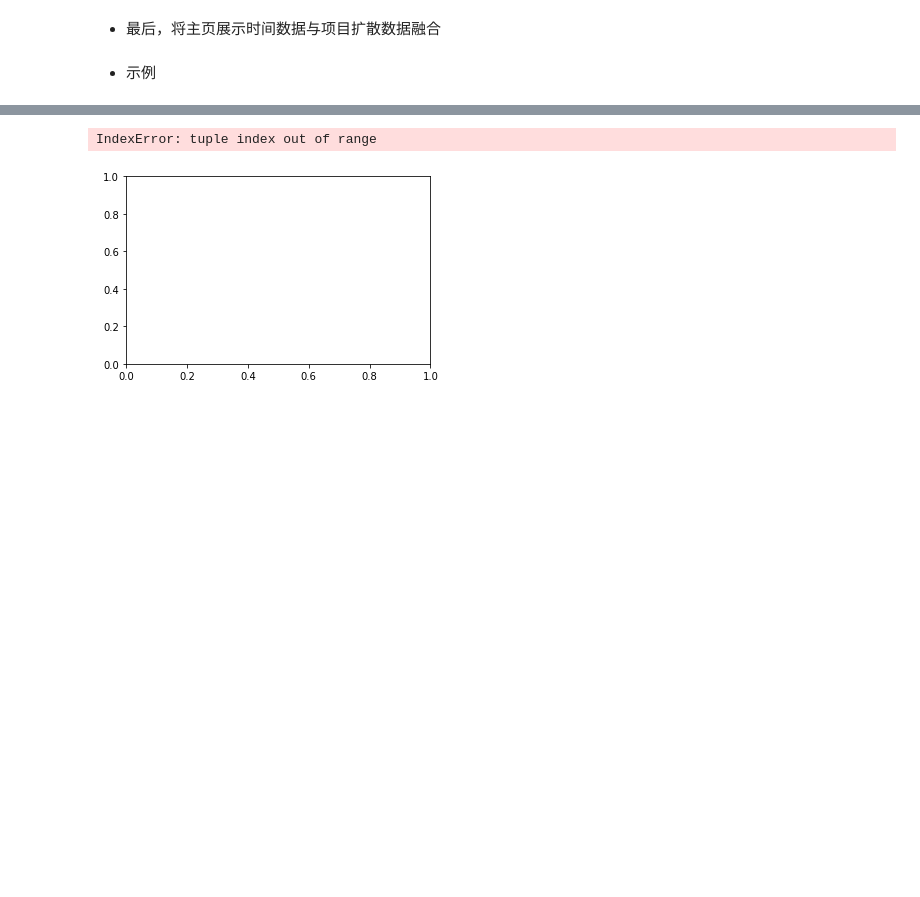
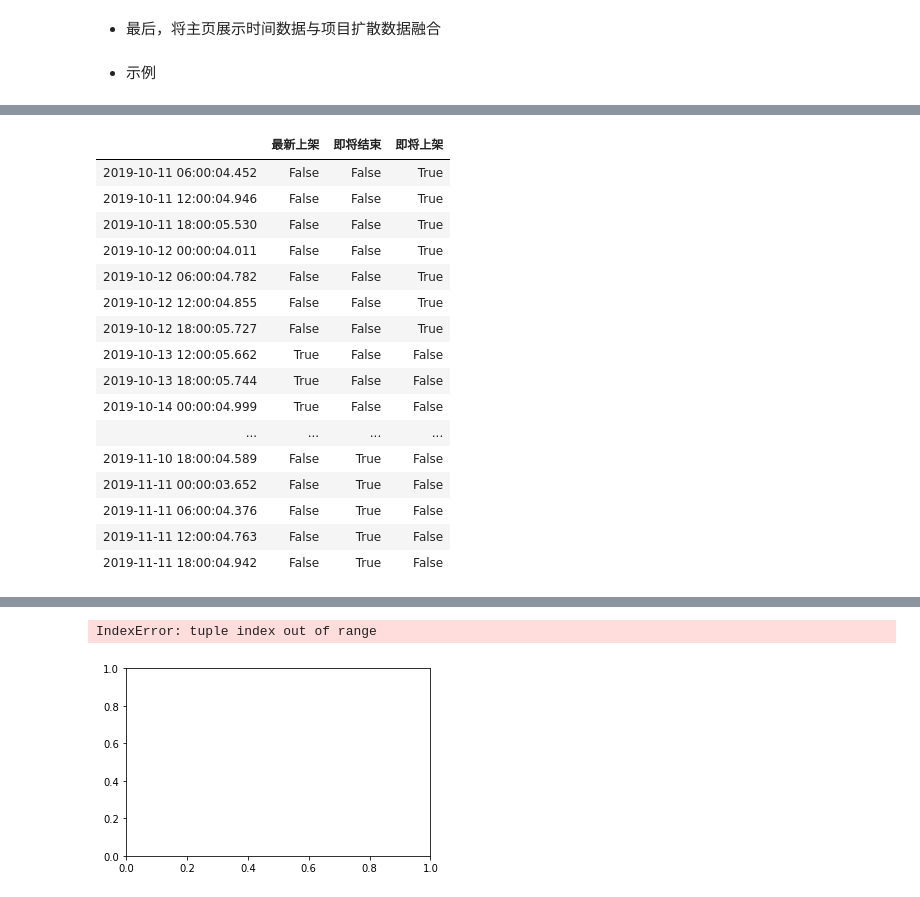
Before and after one commit to uscxiaoyu/crowdFundingDA, a Jupyter notebook: Data-analysis-Bass.ipynb, the cells around one changed output, grey strips where cells are left out. Cells and saved outputs as stored; diff of their text form; code cells hidden in the pictures; blank space fills up the shorter version.

```diff
--- a/Data-analysis-Bass.ipynb
+++ b/Data-analysis-Bass.ipynb
@@ -176,2 +242,22 @@ except Exception as e:
+# %%
+clean_eff_front_df
+# %% [output]
+|  | 最新上架 | 即将结束 | 即将上架 |
+| 2019-10-11 06:00:04.452 | False | False | True |
+| 2019-10-11 12:00:04.946 | False | False | True |
+| 2019-10-11 18:00:05.530 | False | False | True |
+| 2019-10-12 00:00:04.011 | False | False | True |
+| 2019-10-12 06:00:04.782 | False | False | True |
+| 2019-10-12 12:00:04.855 | False | False | True |
+| 2019-10-12 18:00:05.727 | False | False | True |
+| 2019-10-13 12:00:05.662 | True | False | False |
+| 2019-10-13 18:00:05.744 | True | False | False |
+| 2019-10-14 00:00:04.999 | True | False | False |
+| ... | ... | ... | ... |
+| 2019-11-10 18:00:04.589 | False | True | False |
+| 2019-11-11 00:00:03.652 | False | True | False |
+| 2019-11-11 06:00:04.376 | False | True | False |
+| 2019-11-11 12:00:04.763 | False | True | False |
+| 2019-11-11 18:00:04.942 | False | True | False |
 # %%
 a_dict = {}  # 初始化
```
Also changed, not shown: parts of 17 cells of this notebook, 1 other file.
